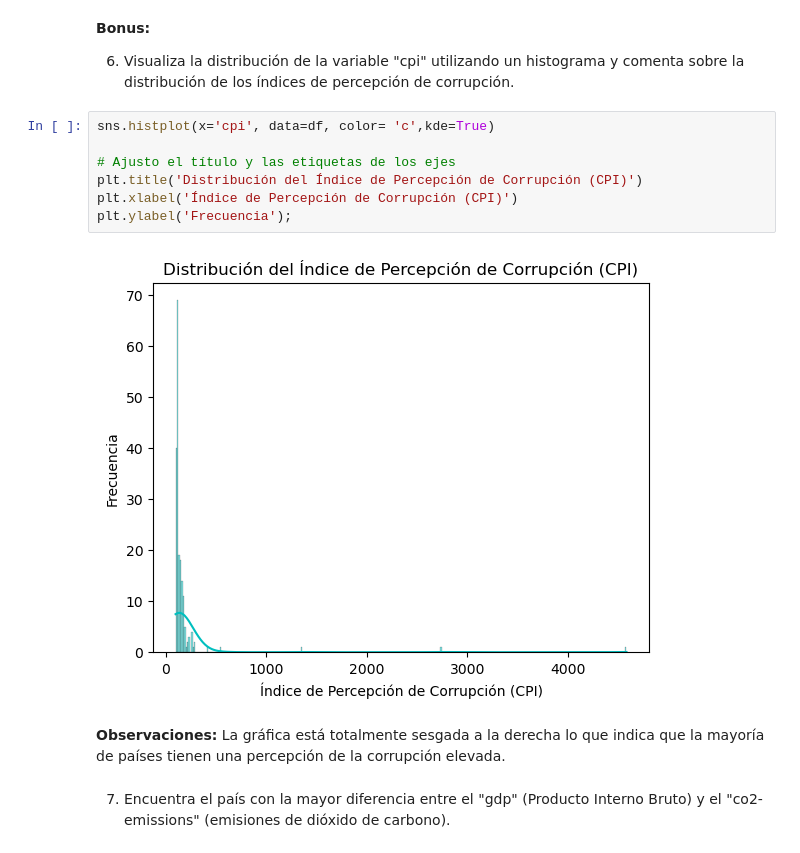
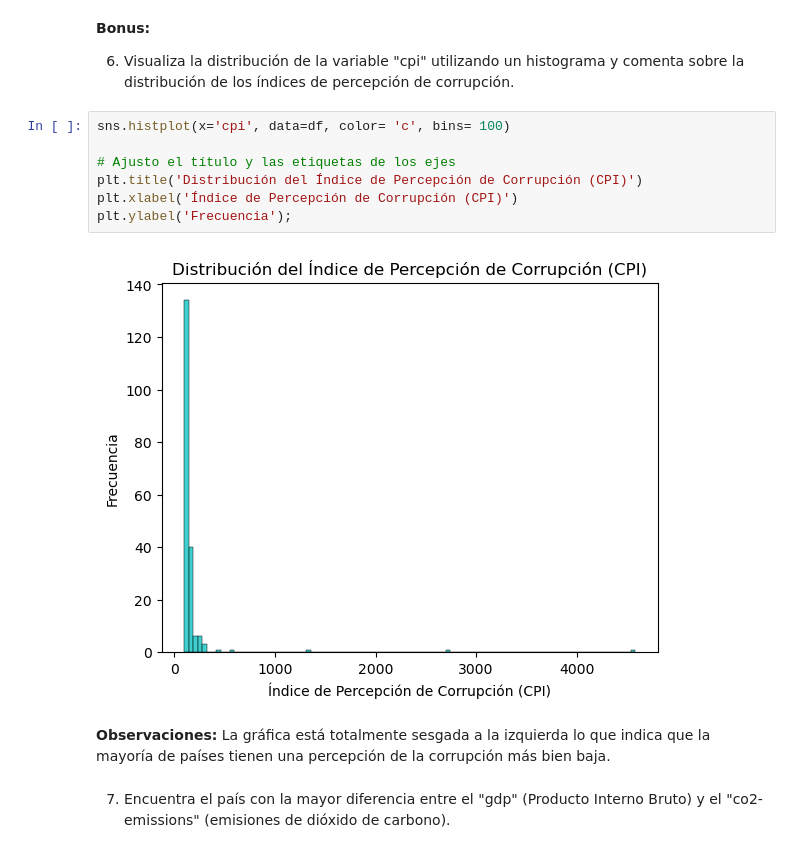
Before and after one commit to TaniaGraff/Modulo3, a Jupyter notebook: Ejercicios_Pair_Programming_Estadistica_Descriptiva.ipynb, the cells around one changed output. Cells and saved outputs as stored; diff of their text form.

```diff
--- a/Ejercicios_Pair_Programming_Estadistica_Descriptiva.ipynb
+++ b/Ejercicios_Pair_Programming_Estadistica_Descriptiva.ipynb
@@ -159,16 +197,16 @@ correlacion
 
 6. Visualiza la distribución de la variable "cpi" utilizando un histograma y comenta sobre la distribución de los índices de percepción de corrupción.
 # %%
-sns.histplot(x='cpi', data=df, color= 'c',kde=True)
+sns.histplot(x='cpi', data=df, color= 'c', bins= 100)
 
 # Ajusto el título y las etiquetas de los ejes
 plt.title('Distribución del Índice de Percepción de Corrupción (CPI)')
 plt.xlabel('Índice de Percepción de Corrupción (CPI)')
 plt.ylabel('Frecuencia');
 # %% [output]
-[figure, old version]
+[figure, new version]
 # %% [markdown]
-**Observaciones:** La gráfica está totalmente sesgada a la derecha lo que indica que la mayoría de países tienen una percepción de la corrupción elevada.
+**Observaciones:** La gráfica está totalmente sesgada a la izquierda lo que indica que la mayoría de países tienen una percepción de la corrupción más bien baja.
 # %% [markdown]
 7. Encuentra el país con la mayor diferencia entre el "gdp" (Producto Interno Bruto) y el "co2-emissions" (emisiones de dióxido de carbono).
 # %% [markdown]
```
Also changed, not shown: parts of 7 cells of this notebook, 5 other files.
